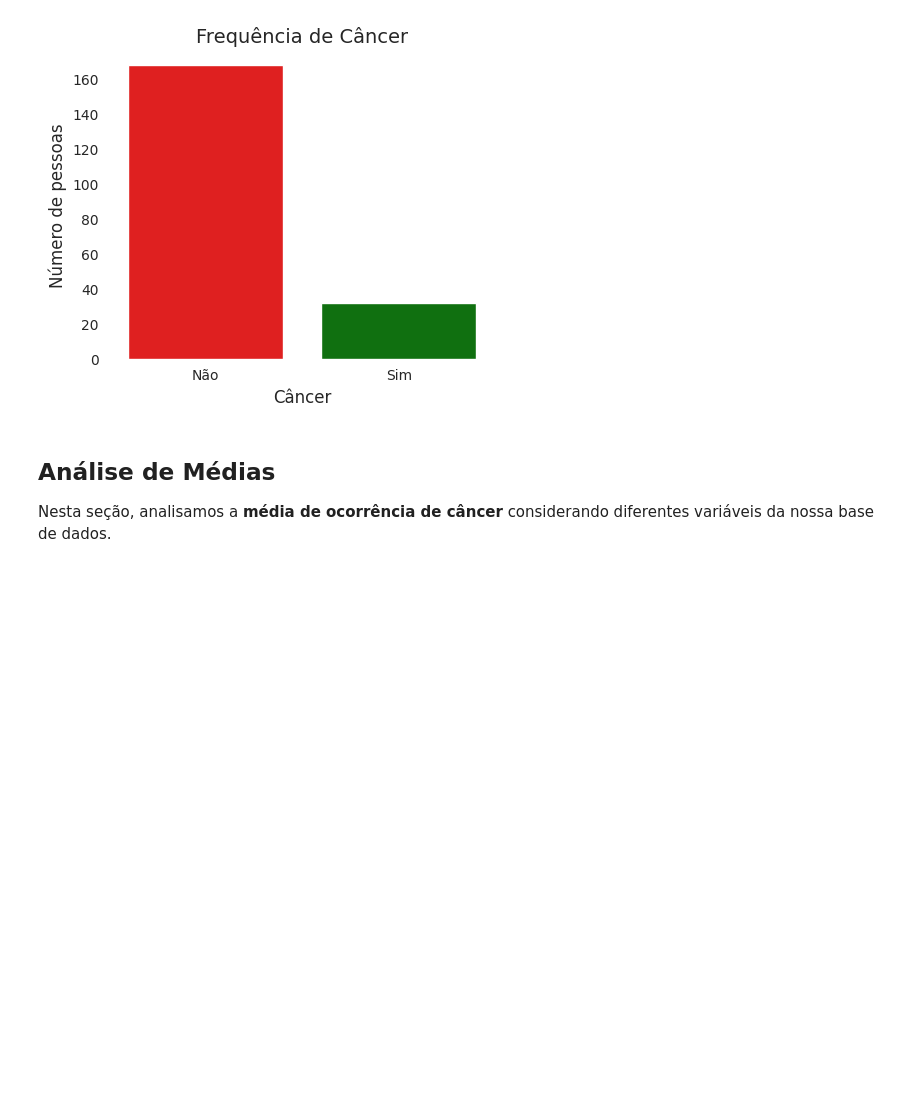
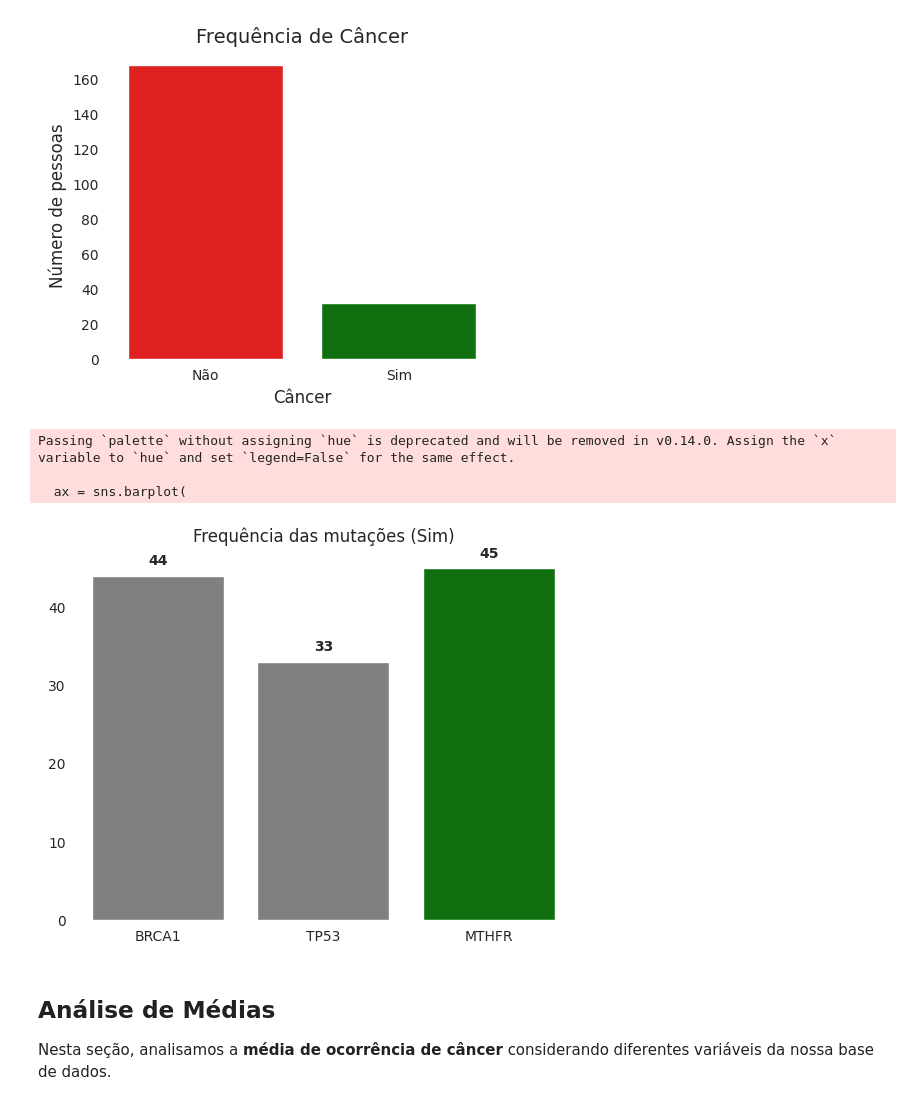
Before and after one commit to Miguel-Lopes31/analise-dados-geneticos--bioinformatica-, a Jupyter notebook: bioinformatica.ipynb, the cells around one changed output. Cells and saved outputs as stored; diff of their text form; code cells hidden in the pictures; blank space fills up the shorter version.

```diff
--- a/bioinformatica.ipynb
+++ b/bioinformatica.ipynb
@@ -146,6 +146,49 @@ Passing `palette` without assigning `hue` is deprecated and will be removed in v
 
   sns.countplot(x="Cancer", data=df, palette=cores_cancer)  # sem edgecolor
 [figure]
+# %%
+import seaborn as sns
+import matplotlib.pyplot as plt
+
+# Contagens das mutações (apenas valores "Sim")
+mut_counts = {
+    "BRCA1": (df["Mutacao_BRCA1"] == "Sim").sum(),
+    "TP53": (df["Mutacao_TP53"] == "Sim").sum(),
+    "MTHFR": (df["Mutacao_MTHFR"] == "Sim").sum()
+}
+
+# Encontrar a mutação com maior frequência
+max_mut = max(mut_counts, key=mut_counts.get)
+
+# Definir cores: verde para a mais frequente, cinza para as demais
+colors = ["green" if mut == max_mut else "gray" for mut in mut_counts.keys()]
+
+# Criar gráfico com seaborn
+ax = sns.barplot(
+    x=list(mut_counts.keys()),
+    y=list(mut_counts.values()),
+    palette=colors,
+    edgecolor=None
+)
+
+# Adicionar rótulos com valores em cima das barras
+for i, v in enumerate(mut_counts.values()):
+    ax.text(i, v + 1, str(v), ha='center', va='bottom', fontweight='bold')
+
+# Remover TODAS as bordas (spines)
+for spine in ax.spines.values():
+    spine.set_visible(False)
+
+
+plt.title("Frequência das mutações (Sim)")
+plt.xlabel("")
+plt.ylabel("")
+plt.show()
+# %% [output]
+Passing `palette` without assigning `hue` is deprecated and will be removed in v0.14.0. Assign the `x` variable to `hue` and set `legend=False` for the same effect.
+
+  ax = sns.barplot(
+[figure, added]
 # %% [markdown]
 ## Análise de Médias
 
```
Also changed, not shown: parts of 3 cells of this notebook, 2 other files.
